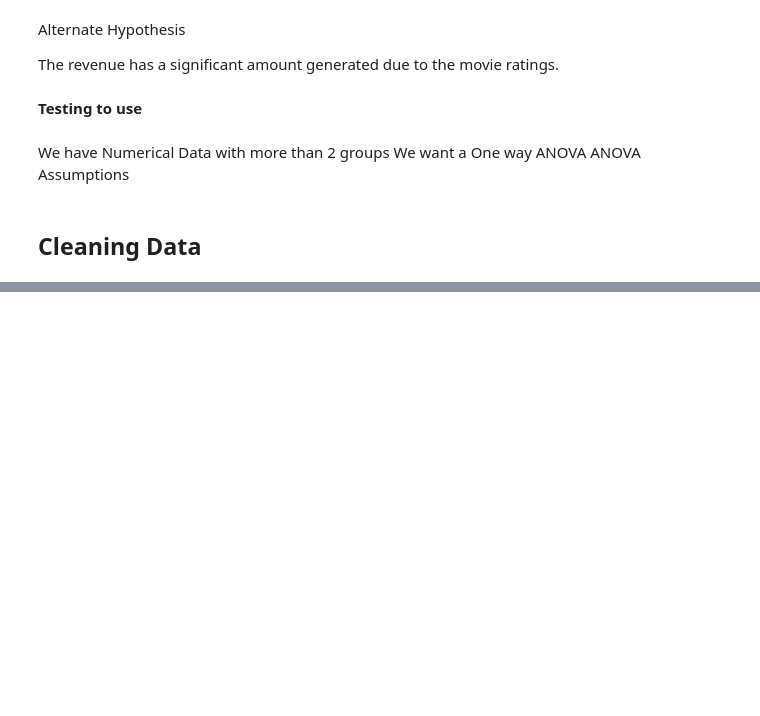
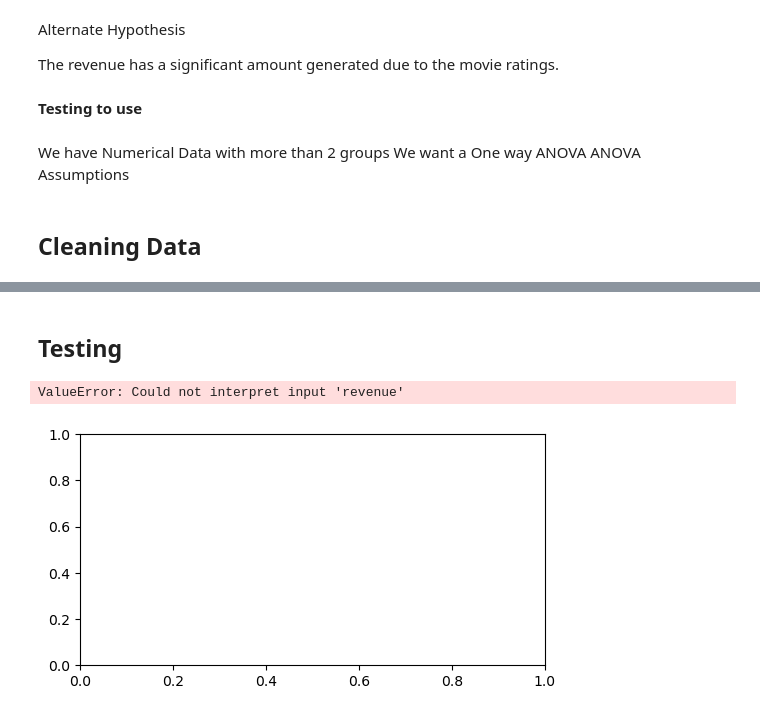
Before and after one commit to brittanymlassiter/Project-2, a Jupyter notebook: Part 4 - Hypothesis Testing.ipynb, the cells around one changed output, grey strips where cells are left out. Drawn from its saved outputs; the diff is of its cells as text; code cells hidden in the pictures; blank space fills up the shorter version.

```diff
--- a/Part 4 - Hypothesis Testing.ipynb
+++ b/Part 4 - Hypothesis Testing.ipynb
@@ -127,0 +105,8 @@ Name: certification, dtype: int64
+# %%
+## Drop null values from related columns
+df = df.dropna(subset=['revenue','certification'])
+
+# Setting the id as the index
+df = df.set_index('id')
+df.info()
+df.head()
@@ -127,0 +322,3 @@ Name: certification, dtype: int64
+# %%
+runtime_df[">120"] = df["runtime"] > 2
+runtime_df.head()
@@ -127,0 +333,14 @@ Name: certification, dtype: int64
+# %% [markdown]
+## Testing
+# %%
+#Visualizing Group Averages
+fig, ax = plt.subplots(figsize = (6,3))
+
+sns.barplot(data = runtime_df, x = ">120", y = "revenue")
+
+plt.title("Movie Revenue based off of Movie Length")
+plt.xlabel("Movie Length > 120 minutes")
+plt.ylabel("Average Revenue")
+# %% [output]
+ValueError: Could not interpret input 'revenue'
+[figure, added]
```
Also changed, not shown: parts of 23 cells of this notebook.
